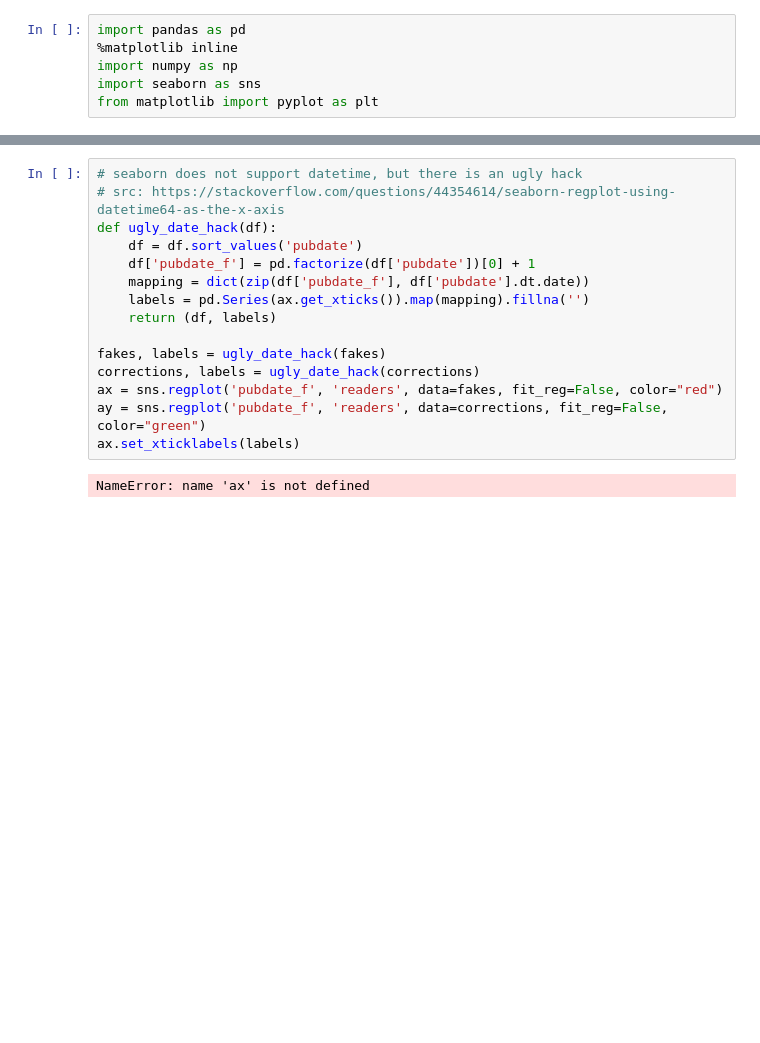
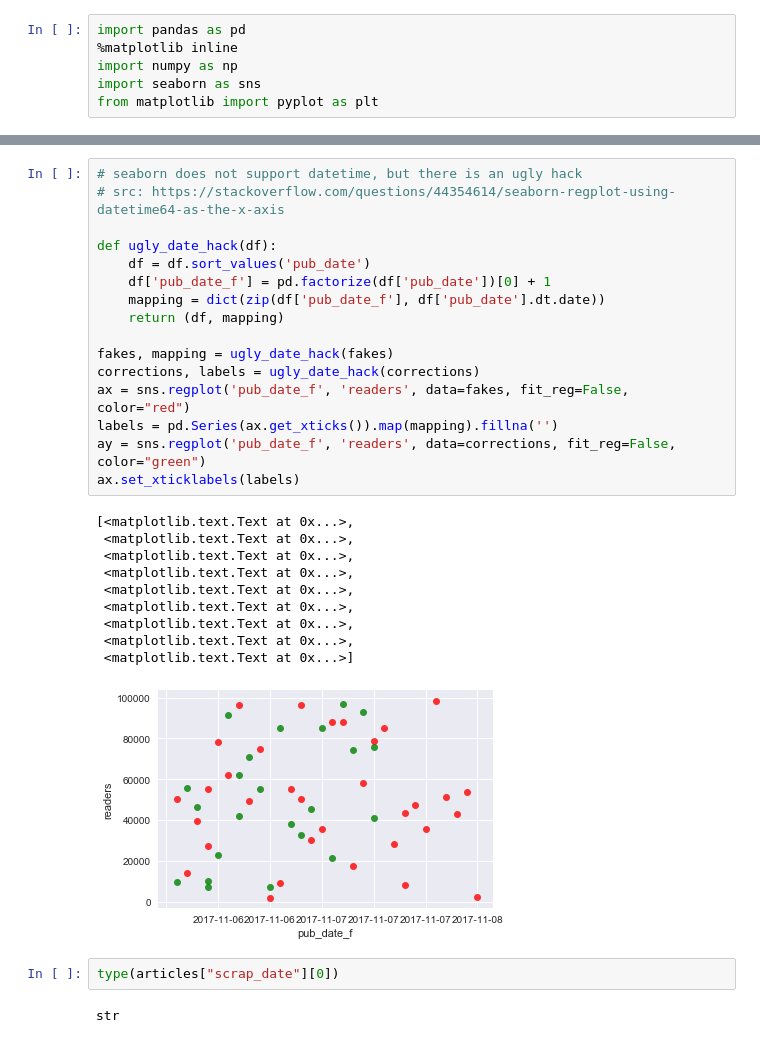
Before and after one commit to kaglowka/glomerulus, a Jupyter notebook: src/visualisations/fake_data_visualisation.ipynb, the cells around one changed output, grey strips where cells are left out. Drawn from its saved outputs; the diff is of its cells as text; blank space fills up the shorter version.

```diff
--- a/src/visualisations/fake_data_visualisation.ipynb
+++ b/src/visualisations/fake_data_visualisation.ipynb
@@ -63,17 +79,31 @@ corrections
 # %%
 # seaborn does not support datetime, but there is an ugly hack
 # src: https://stackoverflow.com/questions/44354614/seaborn-regplot-using-datetime64-as-the-x-axis
+
 def ugly_date_hack(df):
-    df = df.sort_values('pubdate')
-    df['pubdate_f'] = pd.factorize(df['pubdate'])[0] + 1
-    mapping = dict(zip(df['pubdate_f'], df['pubdate'].dt.date))
-    labels = pd.Series(ax.get_xticks()).map(mapping).fillna('')
-    return (df, labels)
+    df = df.sort_values('pub_date')
+    df['pub_date_f'] = pd.factorize(df['pub_date'])[0] + 1
+    mapping = dict(zip(df['pub_date_f'], df['pub_date'].dt.date))
+    return (df, mapping)
 
-fakes, labels = ugly_date_hack(fakes)
+fakes, mapping = ugly_date_hack(fakes)
 corrections, labels = ugly_date_hack(corrections)
-ax = sns.regplot('pubdate_f', 'readers', data=fakes, fit_reg=False, color="red")
-ay = sns.regplot('pubdate_f', 'readers', data=corrections, fit_reg=False, color="green")
+ax = sns.regplot('pub_date_f', 'readers', data=fakes, fit_reg=False, color="red")
+labels = pd.Series(ax.get_xticks()).map(mapping).fillna('')
+ay = sns.regplot('pub_date_f', 'readers', data=corrections, fit_reg=False, color="green")
 ax.set_xticklabels(labels)
 # %% [output]
-NameError: name 'ax' is not defined
+[<matplotlib.text.Text at 0x...>,
+ <matplotlib.text.Text at 0x...>,
+ <matplotlib.text.Text at 0x...>,
+ <matplotlib.text.Text at 0x...>,
+ <matplotlib.text.Text at 0x...>,
+ <matplotlib.text.Text at 0x...>,
+ <matplotlib.text.Text at 0x...>,
+ <matplotlib.text.Text at 0x...>,
+ <matplotlib.text.Text at 0x...>]
+[figure, added]
+# %%
+type(articles["scrap_date"][0])
+# %% [output]
+str
```
Also changed, not shown: parts of 3 cells of this notebook, 1 other file.
